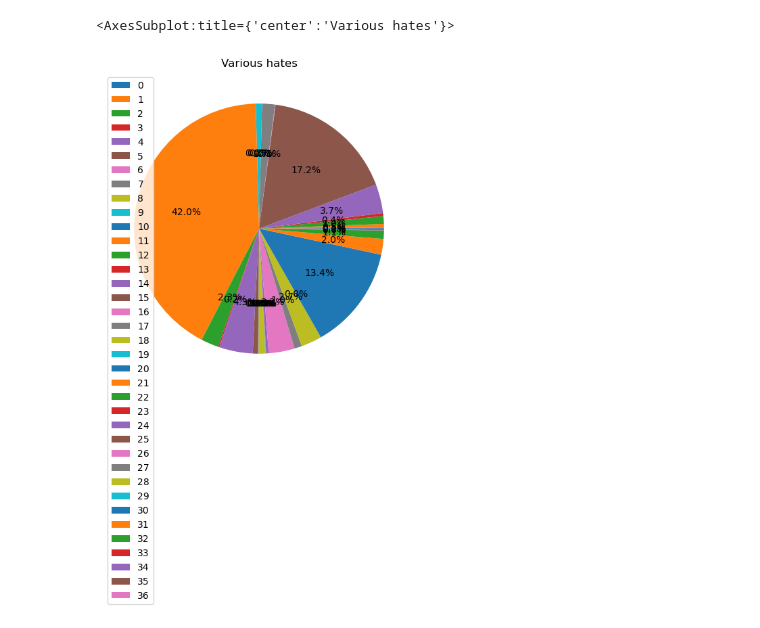
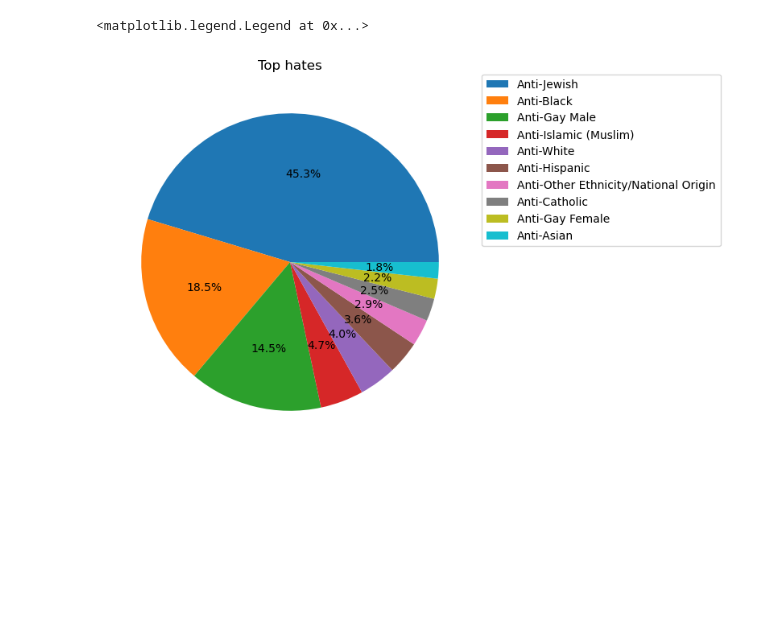
Before and after one commit to ML720s/sde-ds, a Jupyter notebook: task3/task3.ipynb, the cells around one changed output. Drawn from its saved outputs; the diff is of its cells as text; code cells hidden in the pictures; blank space fills up the shorter version.

```diff
--- a/task3/task3.ipynb
+++ b/task3/task3.ipynb
@@ -5,9 +6,11 @@ import numpy as np
 df = pd.read_csv("task3.csv")
 # %%
 df.loc['Sum'] = df.sum()
-df_temp = df.loc['Sum']['Anti-Female':'Anti-Mental Disability'].reset_index()
+df_temp = df.loc['Sum']['Anti-Female':'Anti-Mental Disability'].reset_index().sort_values(by='Sum', ascending=False)
 # %%
-df_temp.plot(kind='pie', y='Sum', autopct='%1.1f%%', title='Various hates', ylabel='', labeldistance=None, figsize=(9, 6))
+df_content = df_temp.head(10)
+df_content.plot(kind='pie', y='Sum', autopct='%1.1f%%', title='Top hates', ylabel='', labeldistance=None, figsize=(9, 6))
+plt.legend(df_content['index'], bbox_to_anchor=(1, 1.02), loc='upper left')
 # %% [output]
-<AxesSubplot:title={'center':'Various hates'}>
+<matplotlib.legend.Legend at 0x...>
-[figure, old version]
+[figure, new version]
```
Also changed, not shown: parts of 1 cell of this notebook, 3 other files.
